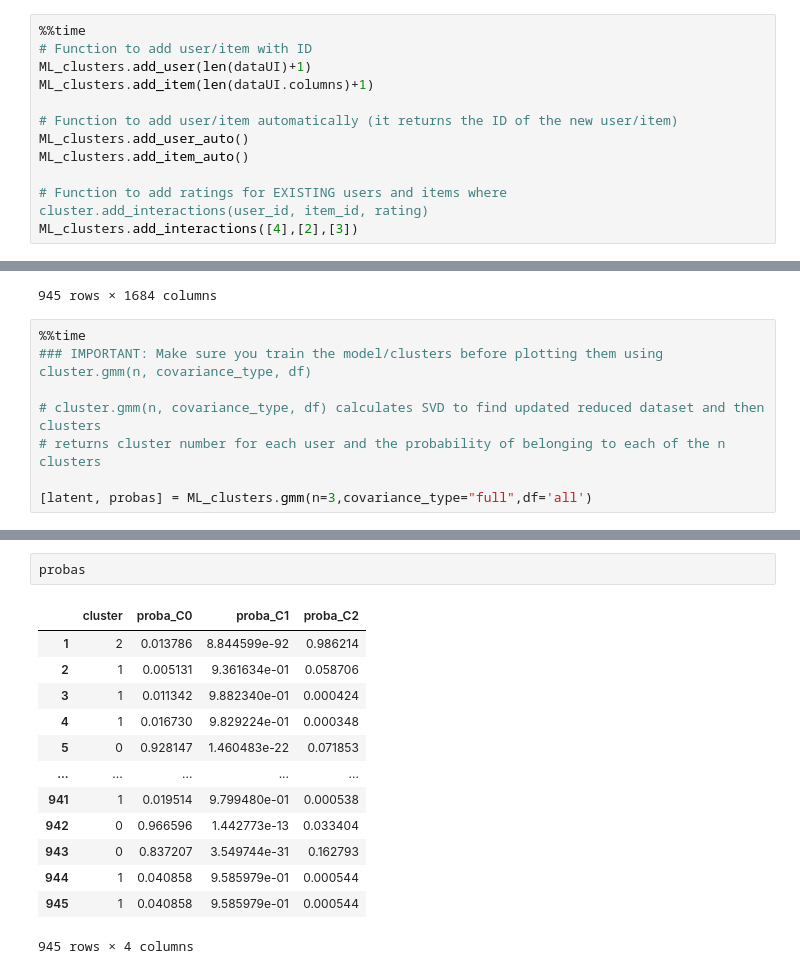
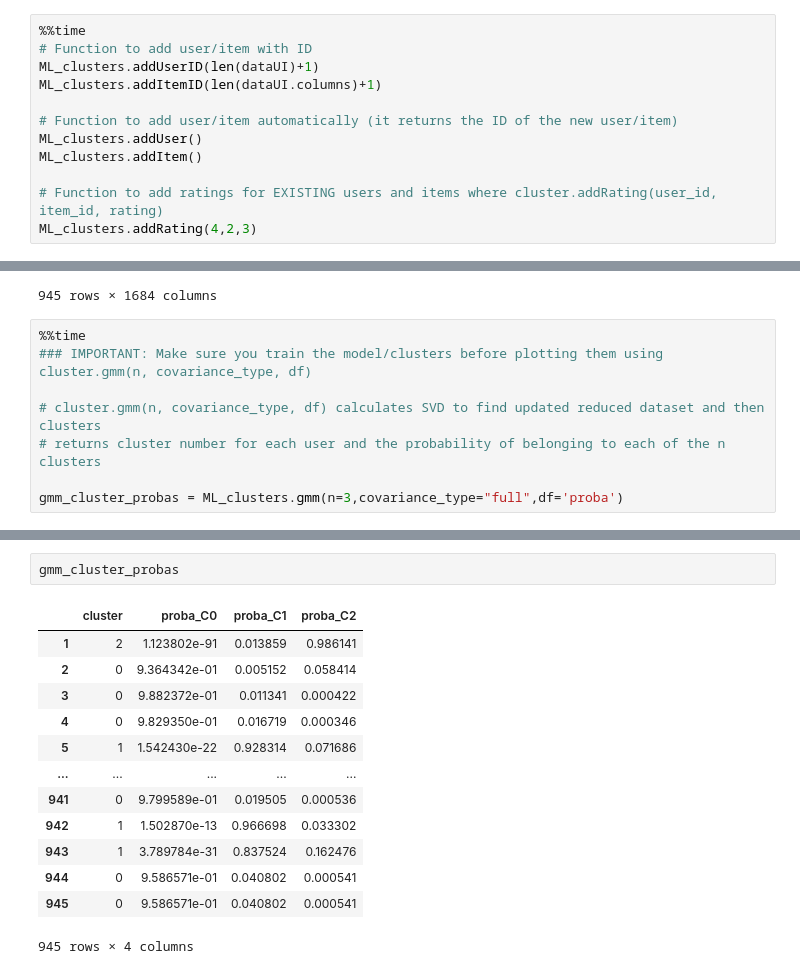
Before and after one commit to niniack/rec-sys-dynamics, a Jupyter notebook: notebooks/cluster_example.ipynb, the cells around one changed output, grey strips where cells are left out. Saved outputs shown, nothing was run; the diff lists cells and outputs as text.

Commit message:
Revert "updated add_interactions function"
This reverts commit 0136ac5bd224a65ca8bd625cb7adf5639319647f.

```diff
--- a/notebooks/cluster_example.ipynb
+++ b/notebooks/cluster_example.ipynb
@@ -73,13 +73,13 @@ Wall time: 40 ms
 # %%
 %%time
 # Function to add user/item with ID
-ML_clusters.add_user(len(dataUI)+1)
-ML_clusters.add_item(len(dataUI.columns)+1)
+ML_clusters.addUserID(len(dataUI)+1)
+ML_clusters.addItemID(len(dataUI.columns)+1)
 
 # Function to add user/item automatically (it returns the ID of the new user/item)
-ML_clusters.add_user_auto()
-ML_clusters.add_item_auto()
+ML_clusters.addUser()
+ML_clusters.addItem()
 
-# Function to add ratings for EXISTING users and items where cluster.add_interactions(user_id, item_id, rating)
-ML_clusters.add_interactions([4],[2],[3])
+# Function to add ratings for EXISTING users and items where cluster.addRating(user_id, item_id, rating)
+ML_clusters.addRating(4,2,3)
 # %% [output]
@@ -110,5 +110,5 @@ dataUI
 # cluster.gmm(n, covariance_type, df) calculates SVD to find updated reduced dataset and then clusters
 # returns cluster number for each user and the probability of belonging to each of the n clusters
 
-[latent, probas] = ML_clusters.gmm(n=3,covariance_type="full",df='all')
+gmm_cluster_probas = ML_clusters.gmm(n=3,covariance_type="full",df='proba')
 # %% [output]
@@ -117,16 +117,16 @@ Wall time: 281 ms
 # %%
-probas
+gmm_cluster_probas
 # %% [output]
 |  | cluster | proba_C0 | proba_C1 | proba_C2 |
-| 1 | 2 | 0.013786 | 8.844599e-92 | 0.986214 |
-| 2 | 1 | 0.005131 | 9.361634e-01 | 0.058706 |
-| 3 | 1 | 0.011342 | 9.882340e-01 | 0.000424 |
-| 4 | 1 | 0.016730 | 9.829224e-01 | 0.000348 |
-| 5 | 0 | 0.928147 | 1.460483e-22 | 0.071853 |
+| 1 | 2 | 1.123802e-91 | 0.013859 | 0.986141 |
+| 2 | 0 | 9.364342e-01 | 0.005152 | 0.058414 |
+| 3 | 0 | 9.882372e-01 | 0.011341 | 0.000422 |
+| 4 | 0 | 9.829350e-01 | 0.016719 | 0.000346 |
+| 5 | 1 | 1.542430e-22 | 0.928314 | 0.071686 |
 | ... | ... | ... | ... | ... |
-| 941 | 1 | 0.019514 | 9.799480e-01 | 0.000538 |
-| 942 | 0 | 0.966596 | 1.442773e-13 | 0.033404 |
-| 943 | 0 | 0.837207 | 3.549744e-31 | 0.162793 |
-| 944 | 1 | 0.040858 | 9.585979e-01 | 0.000544 |
-| 945 | 1 | 0.040858 | 9.585979e-01 | 0.000544 |
+| 941 | 0 | 9.799589e-01 | 0.019505 | 0.000536 |
+| 942 | 1 | 1.502870e-13 | 0.966698 | 0.033302 |
+| 943 | 1 | 3.789784e-31 | 0.837524 | 0.162476 |
+| 944 | 0 | 9.586571e-01 | 0.040802 | 0.000541 |
+| 945 | 0 | 9.586571e-01 | 0.040802 | 0.000541 |
 945 rows × 4 columns
```
Also changed, not shown: parts of 13 cells of this notebook, 4 other files.
